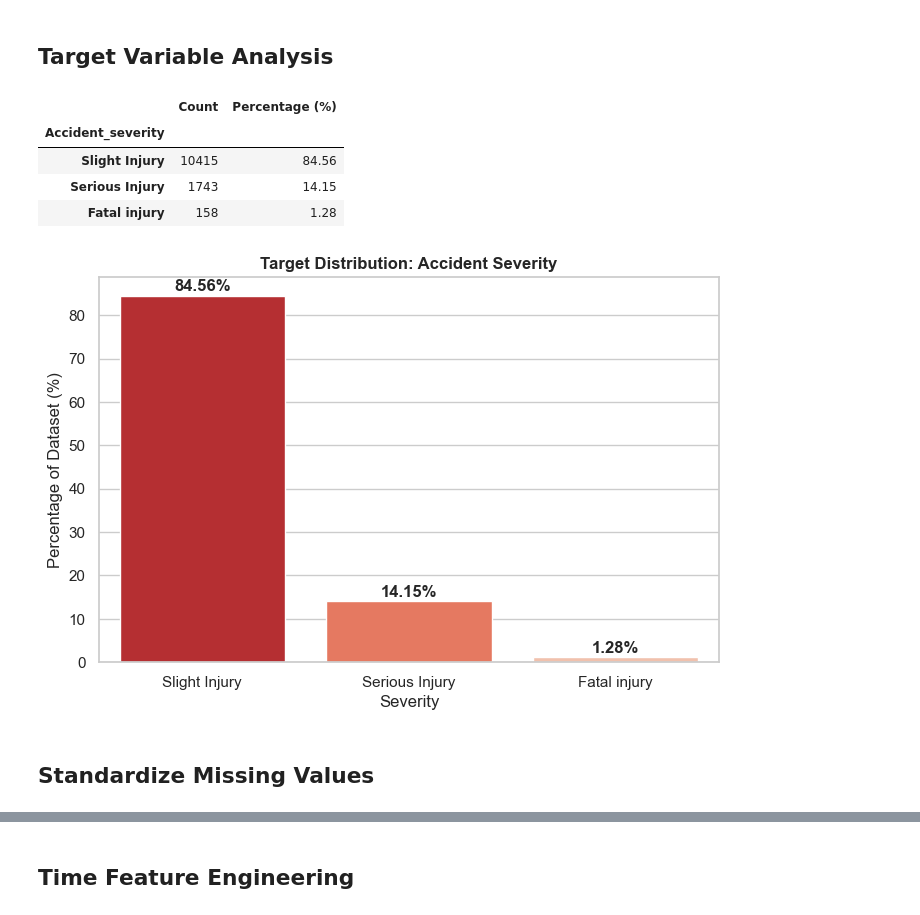
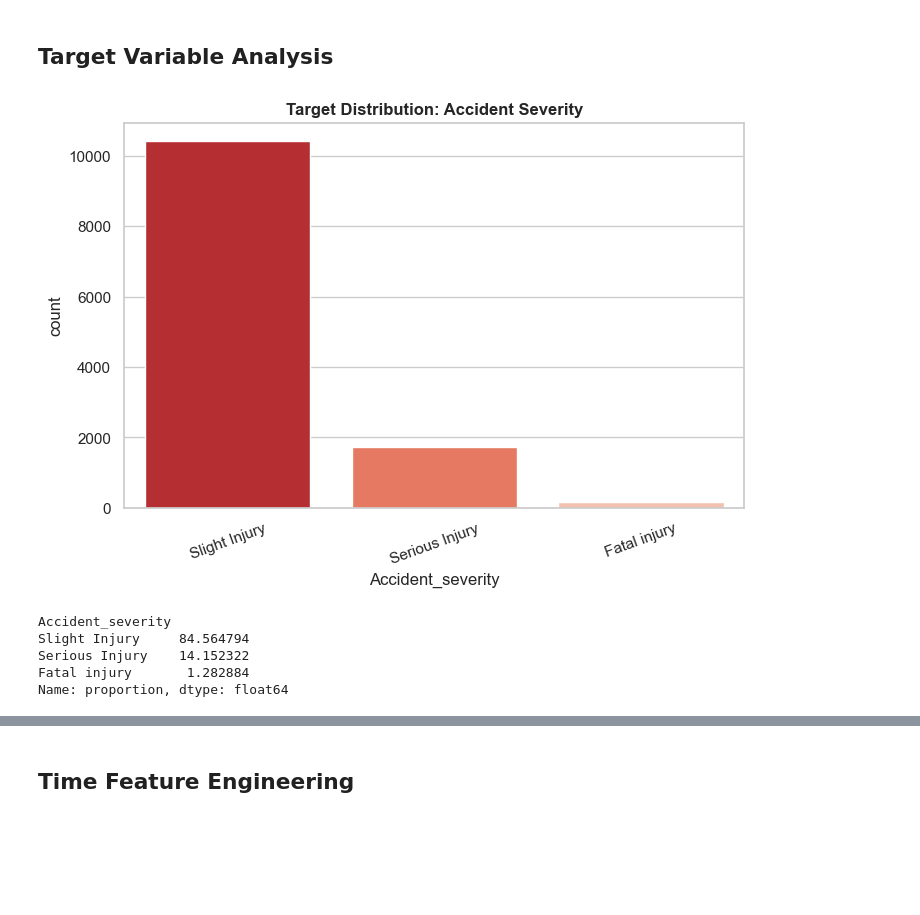
Before and after one commit to VelvetGradient-26/CarAccident, a Jupyter notebook: notebooks/01_eda.ipynb, the cells around one changed output, grey strips where cells are left out. Cells and saved outputs as stored; diff of their text form; code cells hidden in the pictures; blank space fills up the shorter version.

```diff
--- a/notebooks/01_eda.ipynb
+++ b/notebooks/01_eda.ipynb
@@ -5,14 +5,15 @@ import matplotlib.pyplot as plt
 import seaborn as sns
 
 # Set visualization style for professional-looking plots
+plt.style.use('default')
 sns.set_theme(style="whitegrid")
-plt.rcParams['figure.figsize'] = (10, 6)
+pd.set_option('display.max_columns', None)
 
 # Ignore warnings for cleaner notebook output
 import warnings
 warnings.filterwarnings('ignore')
 # %%
-file_path = "/Users/deepak/Desktop/Datathon/data/raw/Road.csv"
+file_path = '../data/raw/Road.csv'
 df = pd.read_csv(file_path)
 
 print(f"Original Dataset Shape: {df.shape}")
@@ -66,0 +71,3 @@ memory usage: 3.0 MB
+# %%
+missing_formats = ['na', 'unknown', 'Unknown', ' ', '', 'nan']
+df.replace(missing_formats, np.nan, inplace=True)
@@ -67,34 +150,24 @@ memory usage: 3.0 MB
 # %% [markdown]
 ## Target Variable Analysis
 # %%
-# 1. Distribution & Class Imbalance (Exact Percentages)
-target_col = 'Accident_severity'
-target_counts = df[target_col].value_counts()
-target_percentages = df[target_col].value_counts(normalize=True) * 100
+plt.figure(figsize=(8,5))
 
-target_stats = pd.DataFrame({
-    'Count': target_counts,
-    'Percentage (%)': target_percentages.round(2)
-})
-display(target_stats)
+sns.countplot(
+    data=df,
+    x='Accident_severity',
+    order=df['Accident_severity'].value_counts().index,
+    palette='Reds_r'
+)
+
+plt.title('Target Distribution: Accident Severity', fontweight='bold')
+plt.xticks(rotation=20)
+plt.show()
+
+df['Accident_severity'].value_counts(normalize=True) * 100
 # %% [output]
-|  | Count | Percentage (%) |
-| Accident_severity |  |  |
-| Slight Injury | 10415 | 84.56 |
-| Serious Injury | 1743 | 14.15 |
-| Fatal injury | 158 | 1.28 |
+[figure, added]
+Accident_severity
+Slight Injury     84.564794
+Serious Injury    14.152322
+Fatal injury       1.282884
+Name: proportion, dtype: float64
-# %%
-# 2. Visualizing the Imbalance
-plt.figure(figsize=(8, 5))
-sns.barplot(x=target_stats.index, y=target_stats['Percentage (%)'], palette='Reds_r')
-plt.title('Target Distribution: Accident Severity', fontweight='bold')
-plt.ylabel('Percentage of Dataset (%)')
-plt.xlabel('Severity')
-for i, v in enumerate(target_stats['Percentage (%)']):
-    plt.text(i, v + 1, f"{v}%", ha='center', fontweight='bold')
-
-plt.show()
-# %% [output]
-[figure, removed]
-# %% [markdown]
-## Standardize Missing Values
```
Also changed, not shown: parts of 36 cells of this notebook.
